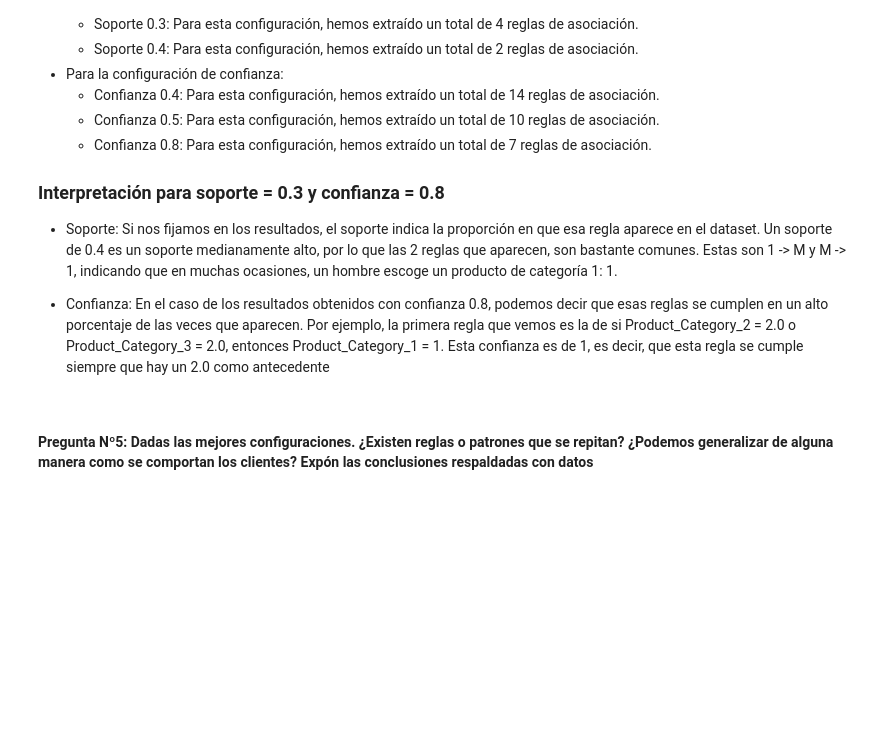
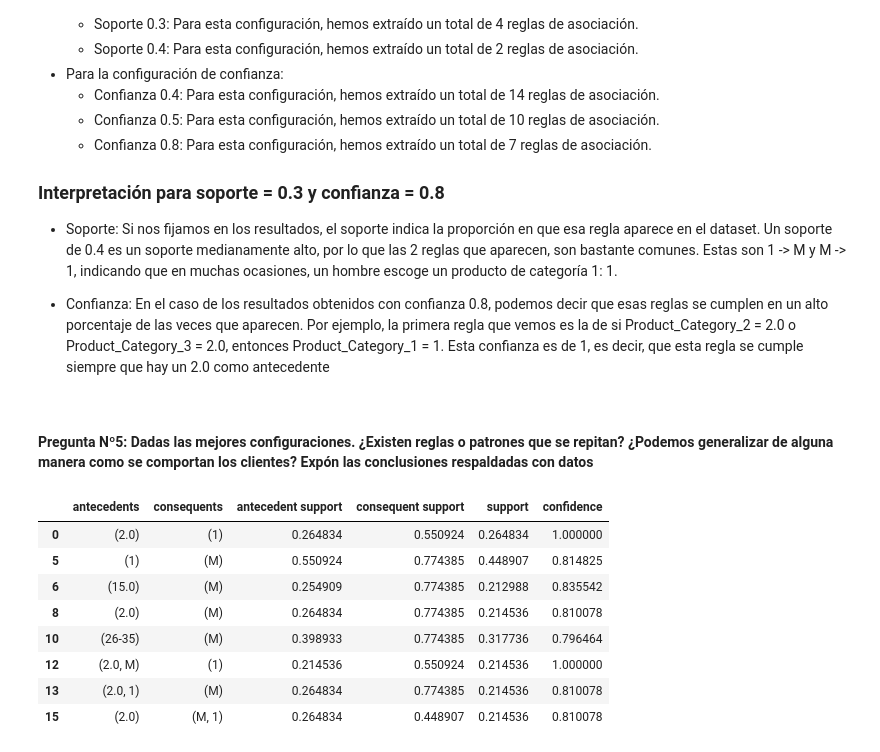
Before and after one commit to ikeruco29/Lab02_GSP-RA, a Jupyter notebook: Pr1_Reglas-de-asociacion.ipynb, the cells around one changed output. Drawn from its saved outputs; the diff is of its cells as text; code cells hidden in the pictures; blank space fills up the shorter version.

```diff
--- a/Pr1_Reglas-de-asociacion.ipynb
+++ b/Pr1_Reglas-de-asociacion.ipynb
@@ -180,3 +180,17 @@ Si nos fijamos en los resultados, el soporte indica la proporción en que esa re
 - Confianza: En el caso de los resultados obtenidos con confianza 0.8, podemos decir que esas reglas se cumplen en un alto porcentaje de las veces que aparecen. Por ejemplo, la primera regla que vemos es la de si Product_Category_2 = 2.0 o Product_Category_3 = 2.0, entonces Product_Category_1 = 1. Esta confianza es de 1, es decir, que esta regla se cumple siempre que hay un 2.0 como antecedente
 # %% [markdown]
 #### Pregunta Nº5: Dadas las mejores configuraciones. ¿Existen reglas o patrones que se repitan? ¿Podemos generalizar de alguna manera como se comportan los clientes? Expón las conclusiones respaldadas con datos
+# %%
+rules = association_rules(df_assoc, metric='support', min_threshold=0.2).iloc[:, :-3]
+rules = rules[rules['confidence'] >= 0.7]
+rules
+# %% [output]
+|  | antecedents | consequents | antecedent support | consequent support | support | confidence |
+| 0 | (2.0) | (1) | 0.264834 | 0.550924 | 0.264834 | 1.000000 |
+| 5 | (1) | (M) | 0.550924 | 0.774385 | 0.448907 | 0.814825 |
+| 6 | (15.0) | (M) | 0.254909 | 0.774385 | 0.212988 | 0.835542 |
+| 8 | (2.0) | (M) | 0.264834 | 0.774385 | 0.214536 | 0.810078 |
+| 10 | (26-35) | (M) | 0.398933 | 0.774385 | 0.317736 | 0.796464 |
+| 12 | (2.0, M) | (1) | 0.214536 | 0.550924 | 0.214536 | 1.000000 |
+| 13 | (2.0, 1) | (M) | 0.264834 | 0.774385 | 0.214536 | 0.810078 |
+| 15 | (2.0) | (M, 1) | 0.264834 | 0.448907 | 0.214536 | 0.810078 |
```
